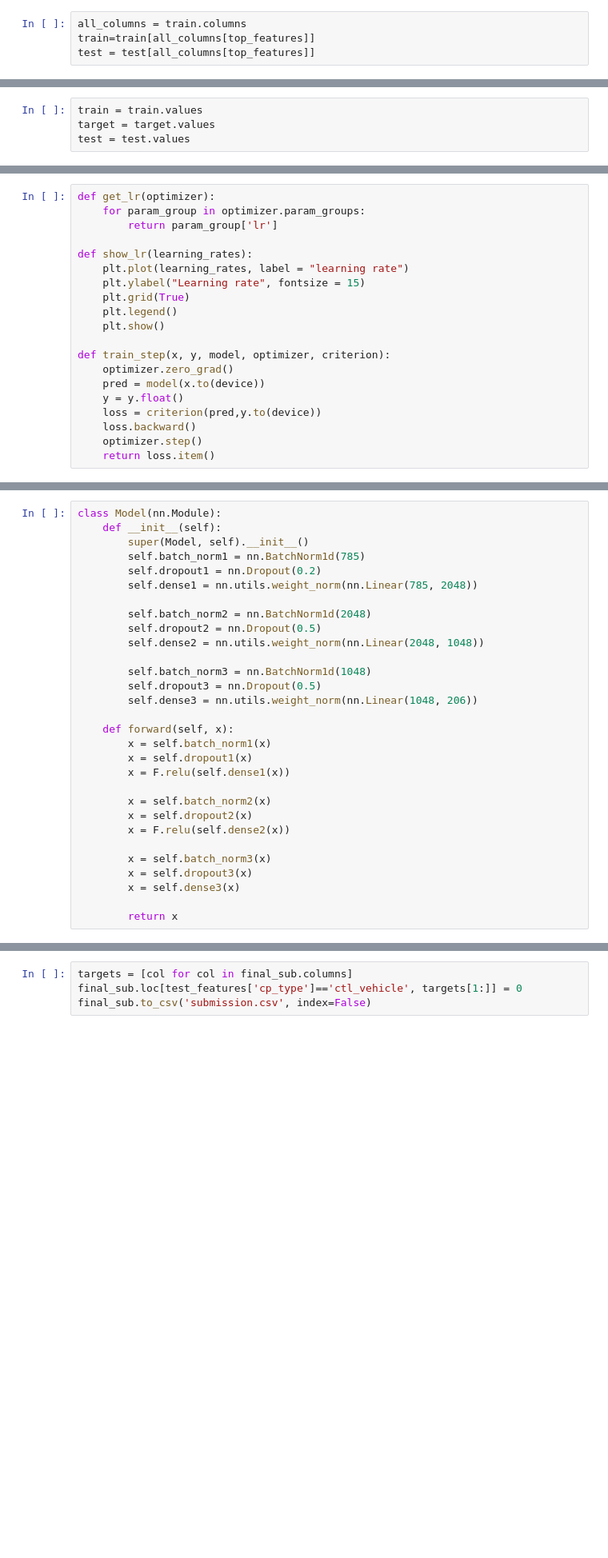
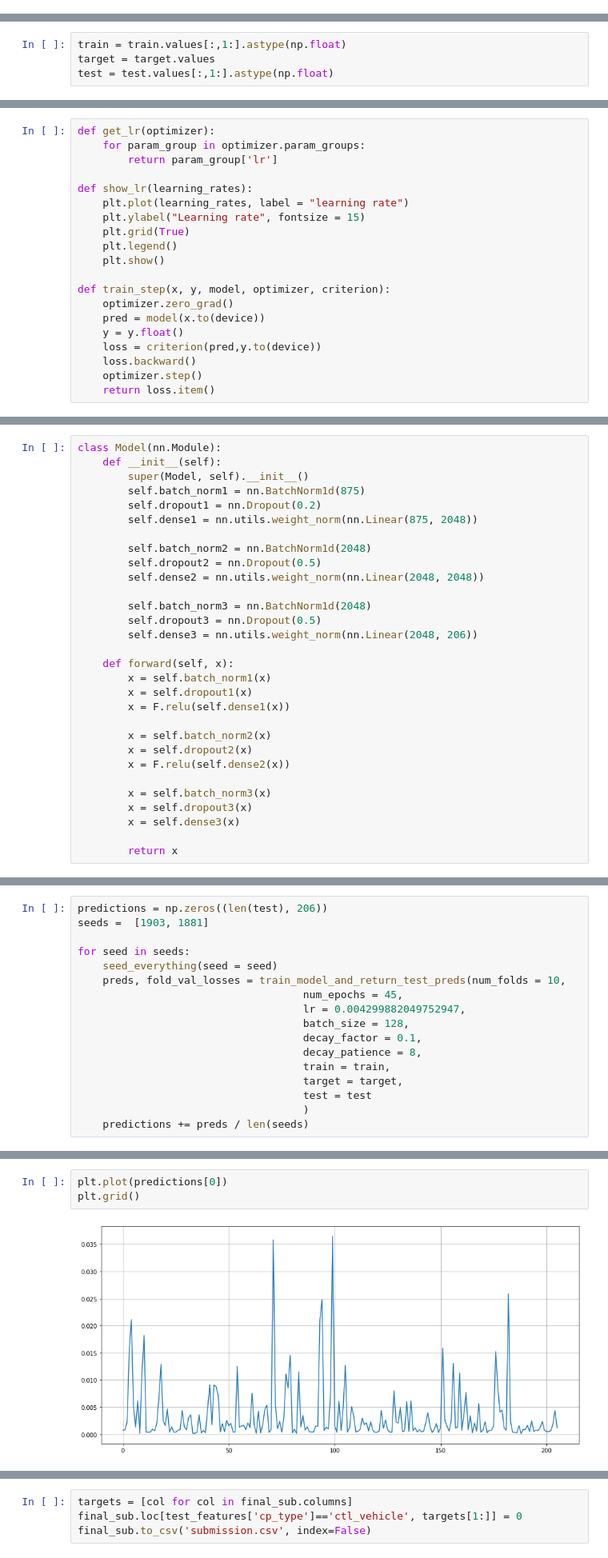
Before and after one commit to Mainakdeb/moa-classification, a Jupyter notebook: moa-classification.ipynb, the cells around one changed output, grey strips where cells are left out. Shown: that part at 80% size. Cells and saved outputs as stored; diff of their text form; blank space fills up the shorter version.

Commit message:
clean up train loop, add multi seed averaging

```diff
--- a/moa-classification.ipynb
+++ b/moa-classification.ipynb
@@ -160,7 +167,3 @@ top_features = [  1,   2,   3,   4,   5,   6,   7,   9,  11,  14,  15,  16,  17,
-# %%
-all_columns = train.columns
-train=train[all_columns[top_features]]
-test = test[all_columns[top_features]]
 # %%
 train.shape, test.shape
 # %% [output]
@@ -168,4 +171,4 @@ train.shape, test.shape
 # %%
-train = train.values
+train = train.values[:,1:].astype(np.float)
 target = target.values
-test = test.values
+test = test.values[:,1:].astype(np.float)
@@ -229,17 +242,17 @@ Best is trial 77 with value: 0.015594600699841976.
 class Model(nn.Module):
     def __init__(self):
         super(Model, self).__init__()
-        self.batch_norm1 = nn.BatchNorm1d(785)
+        self.batch_norm1 = nn.BatchNorm1d(875)
         self.dropout1 = nn.Dropout(0.2)
-        self.dense1 = nn.utils.weight_norm(nn.Linear(785, 2048))
+        self.dense1 = nn.utils.weight_norm(nn.Linear(875, 2048))
 
         self.batch_norm2 = nn.BatchNorm1d(2048)
         self.dropout2 = nn.Dropout(0.5)
-        self.dense2 = nn.utils.weight_norm(nn.Linear(2048, 1048))
+        self.dense2 = nn.utils.weight_norm(nn.Linear(2048, 2048))
 
-        self.batch_norm3 = nn.BatchNorm1d(1048)
+        self.batch_norm3 = nn.BatchNorm1d(2048)
         self.dropout3 = nn.Dropout(0.5)
-        self.dense3 = nn.utils.weight_norm(nn.Linear(1048, 206))
+        self.dense3 = nn.utils.weight_norm(nn.Linear(2048, 206))
 
     def forward(self, x):
         x = self.batch_norm1(x)
@@ -589,0 +413,17 @@ for batch in tqdm(test_loader):
+# %%
+predictions = np.zeros((len(test), 206))
+seeds =  [1903, 1881]
+
+for seed in seeds:
+    seed_everything(seed = seed)
+    preds, fold_val_losses = train_model_and_return_test_preds(num_folds = 10,
+                                    num_epochs = 45,
+                                    lr = 0.004299882049752947,
+                                    batch_size = 128,
+                                    decay_factor = 0.1,
+                                    decay_patience = 8,
+                                    train = train,
+                                    target = target,
+                                    test = test
+                                    )
+    predictions += preds / len(seeds)
@@ -589,0 +452,5 @@ for batch in tqdm(test_loader):
+# %%
+plt.plot(predictions[0])
+plt.grid()
+# %% [output]
+[figure, added]
```
Also changed, not shown: parts of 30 cells of this notebook.
